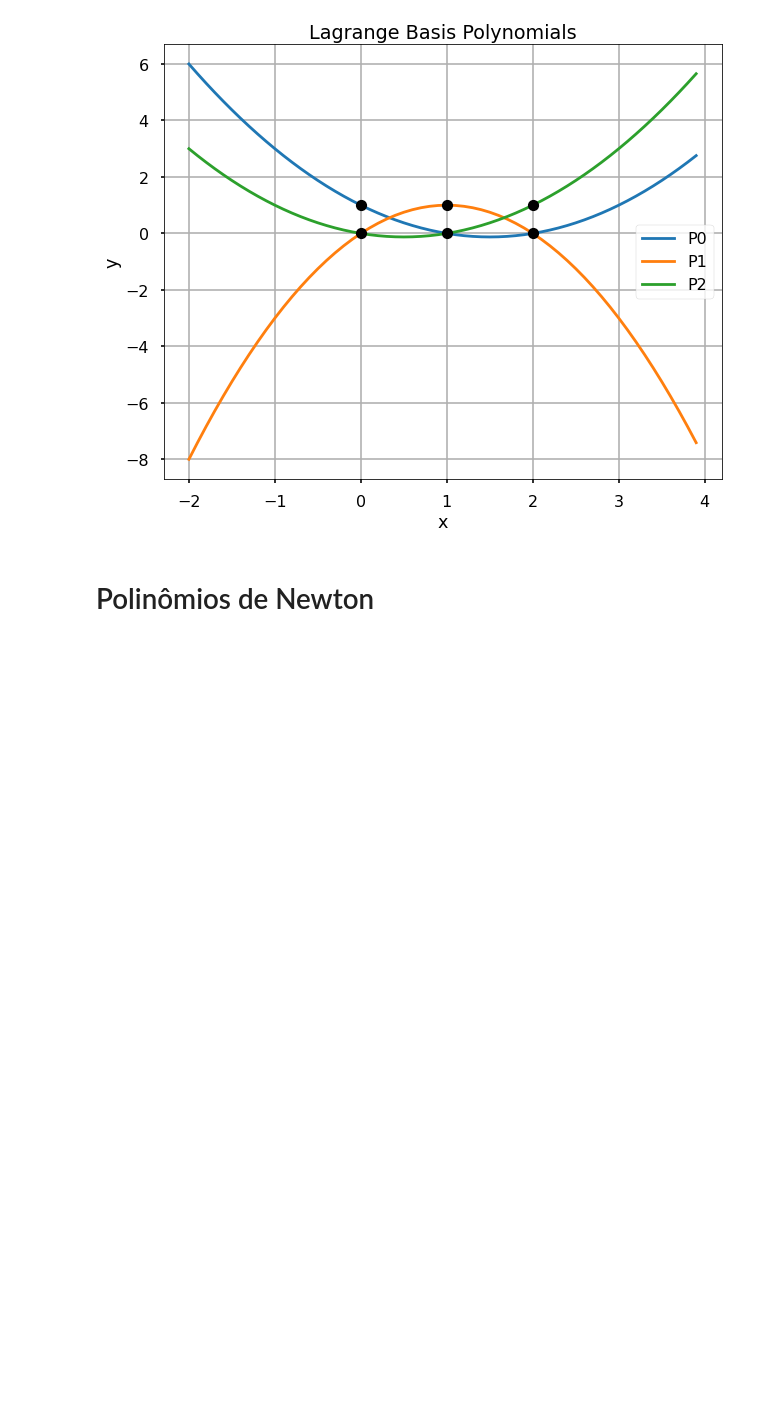
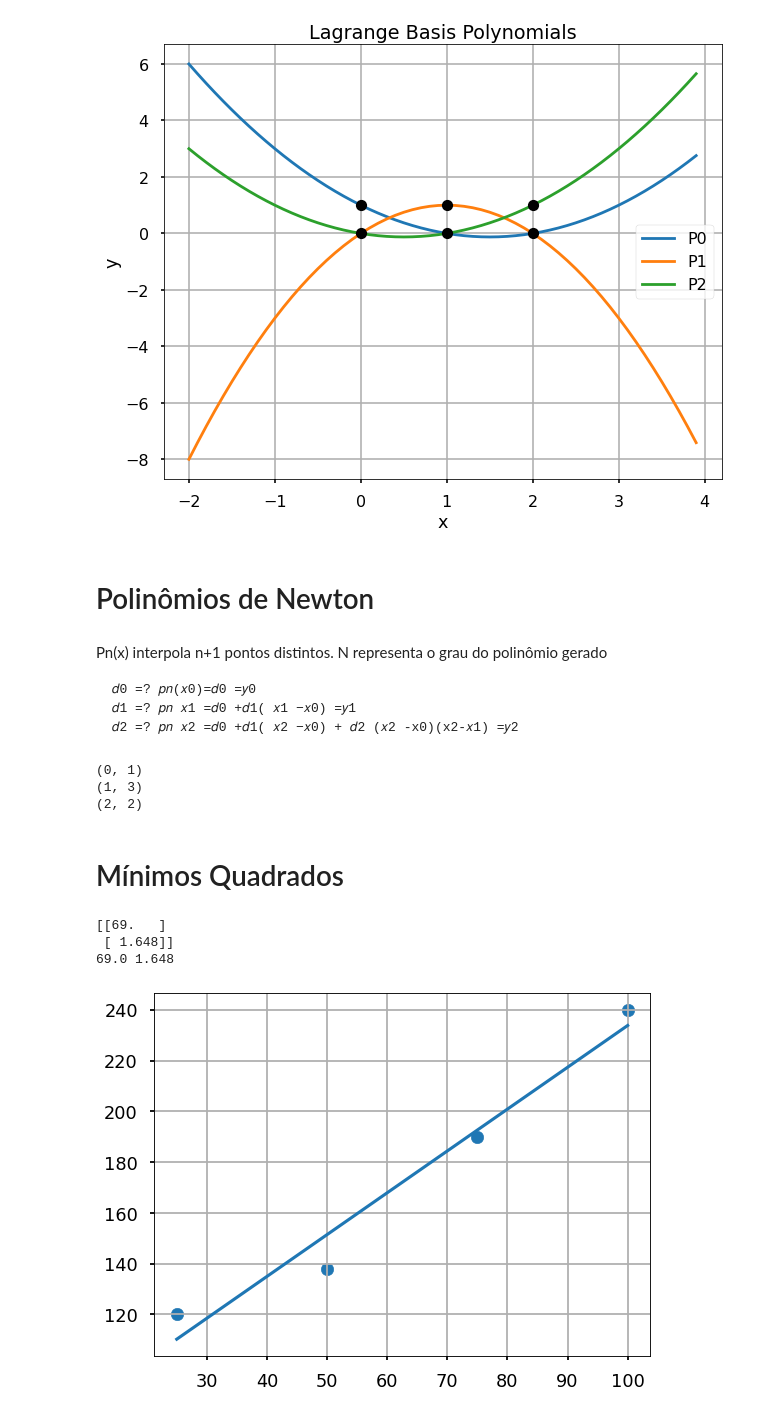
Before and after one commit to braiansmarzaro/Numeric-Calculus, a Jupyter notebook: Interpolacao.ipynb, the cells around one changed output. Drawn from its saved outputs; the diff is of its cells as text; code cells hidden in the pictures; blank space fills up the shorter version.

```diff
--- a/Interpolacao.ipynb
+++ b/Interpolacao.ipynb
@@ -172,3 +174,9 @@ show_lagrange(xs,ys,-2,4,.1)
 [figure]
 # %% [markdown]
 # Polinômios de Newton
+# %% [markdown]
+Pn(x) interpola n+1 pontos distintos. N representa o grau do polinômio gerado
+
+    𝑑0 =? 𝑝𝑛(𝑥0)=𝑑0 =𝑦0
+    𝑑1 =? 𝑝𝑛 𝑥1 =𝑑0 +𝑑1( 𝑥1 −𝑥0) =𝑦1
+    𝑑2 =? 𝑝𝑛 𝑥2 =𝑑0 +𝑑1( 𝑥2 −𝑥0) + 𝑑2 (𝑥2 -x0)(x2-𝑥1) =𝑦2
@@ -174,0 +200,9 @@ show_lagrange(xs,ys,-2,4,.1)
+# %%
+for c in enumerate(ys):
+    print(c)
+# %% [output]
+(0, 1)
+(1, 3)
+(2, 2)
+# %% [markdown]
+# Mínimos Quadrados
@@ -174,0 +216,34 @@ show_lagrange(xs,ys,-2,4,.1)
+# %%
+def ajuste_linear(xk, yk):
+    # Algumas equações https://prnt.sc/7Es7_BFieNdb
+    # Precisa determinar a1 e a2 do polinomio a1 + a2*x
+    # Minimo ocorre quando dR/da1 = dR/da2 = 0
+    # residuo
+    xk = np.array(xk)
+    yk = np.array(yk)
+    def R(a1, a2): return sum([(a1+a2*_x - _y)**2 for _x, _y in zip(xk, yk)])
+    M = np.array([[len(xk), sum(xk)], [sum(xk), sum(xk**2)]])
+    w = np.array([[sum(yk)], [sum(xk*yk)]])
+    print(np.linalg.solve(M, w))
+    a1 = (sum(xk**2)*sum(yk)-sum(xk)*sum(xk*yk)) / \
+        (len(xk)*sum(xk**2)-sum(xk)**2)
+    a2 = (len(xk)*sum(xk*yk) - sum(xk)*sum(yk))/(len(xk)*sum(xk**2)-sum(xk)**2)
+    print(a1, a2)
+    return a1, a2
+
+
+perlita = np.array([25, 50, 75, 100])
+dureza = np.array([120, 138, 190, 240])
+plt.figure(figsize=(8, 6), dpi=80)
+plt.scatter(perlita, dureza), plt.grid()
+a1, a2 = ajuste_linear(perlita, dureza)
+def y_(x): return a1+a2*x
+
+
+plt.plot(perlita, y_(perlita))
+plt.show()
+# %% [output]
+[[69.   ]
+ [ 1.648]]
+69.0 1.648
+[figure, added]
```
Also changed, not shown: parts of 12 cells of this notebook, 3 other files.
